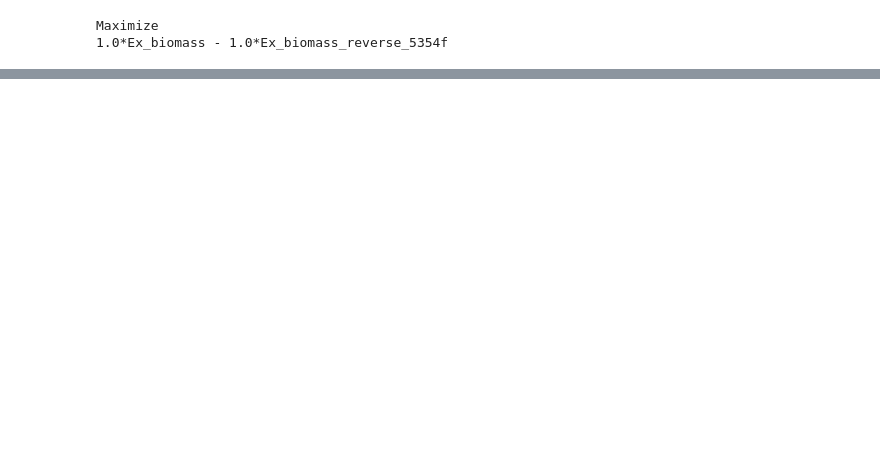
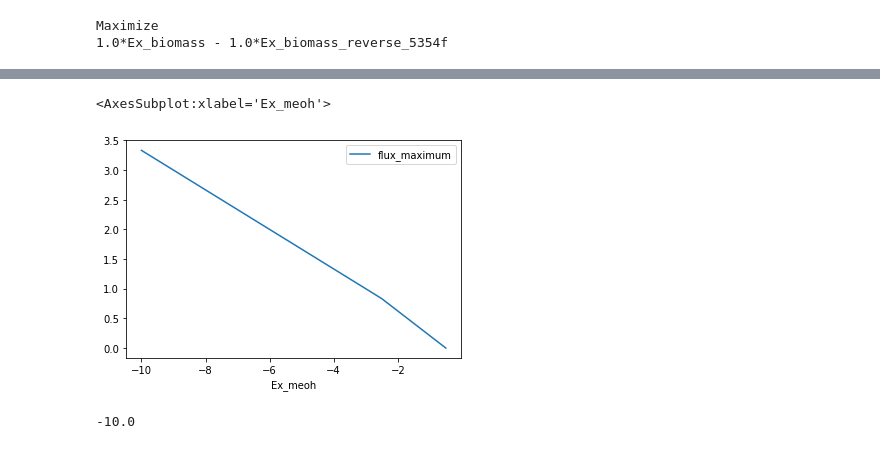
Before and after one commit to 27410/group-assignment-2021-group-8-malonic-acid-in-k-phaffii, a Jupyter notebook: models/Adjusted_models/iMT1026_adjustments.ipynb, the cells around one changed output, grey strips where cells are left out. Drawn from its saved outputs; the diff is of its cells as text; code cells hidden in the pictures; blank space fills up the shorter version.

```diff
--- a/models/Adjusted_models/iMT1026_adjustments.ipynb
+++ b/models/Adjusted_models/iMT1026_adjustments.ipynb
@@ -102,0 +109,13 @@ ppp_maac_bms.plot(x='EX_mac_e', y='flux_maximum')
+# %%
+# phenotypic phase plane analysis
+ppp_maac_meoh = production_envelope(model,
+                    reactions = [model.reactions.get_by_id('Ex_meoh')],
+                    objective = model.reactions.get_by_id('EX_mac_e'))
+ppp_maac_meoh.plot(x='Ex_meoh', y='flux_maximum')
+# %% [output]
+<AxesSubplot:xlabel='Ex_meoh'>
+[figure, added]
+# %%
+ppp_maac_meoh.Ex_meoh[ppp_maac_meoh.flux_maximum.idxmax()]
+# %% [output]
+-10.0
```
Also changed, not shown: parts of 11 cells of this notebook, 1 other file.
